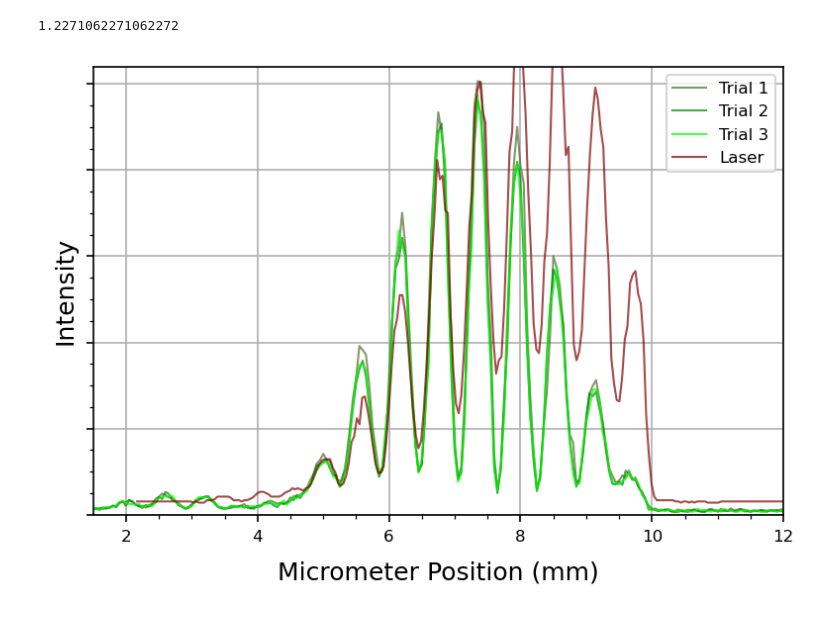
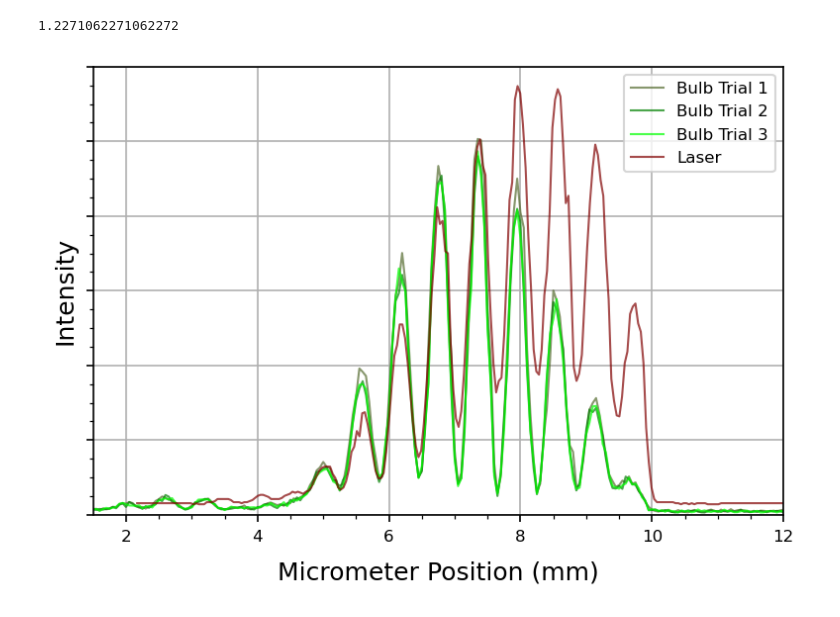
Before and after one commit to parallax-xallaraq/PHSX616, a Jupyter notebook: Lab1 - Two Slit Interference/Code/BasicDataPlotting.ipynb, the cells around one changed output. Saved outputs shown, nothing was run; the diff lists cells and outputs as text; code cells hidden in the pictures.

```diff
--- a/Lab1 - Two Slit Interference/Code/BasicDataPlotting.ipynb
+++ b/Lab1 - Two Slit Interference/Code/BasicDataPlotting.ipynb
@@ -17,7 +17,8 @@ filenames: dict[str,str] = {
    'Laser 2s'   : path_data + '2-Slit Interference Lab - Laser Interference Pattern (fine)-8_24_23.csv',
    'Bulb 2s t1' : path_data + '2-Slit Interference Lab - Bulb Interference Pattern-8_31_23.csv',
    'Bulb 2s t2' : path_data + '2-Slit Interference Lab - Bulb Interference Pattern 2.csv',
-   'Bulb 2s t3' : path_data + '2-Slit Interference Lab - Bulb Interference Pattern 3.csv'
+   'Bulb 2s t3' : path_data + '2-Slit Interference Lab - Bulb Interference Pattern 3.csv',
+   'Bulb 1s'    : path_data + '2-Slit Interference Lab - Bulb Single Slit-9_19_23.csv'
 } # s==slit, t==trial
 # %%
 def UnpackTable(fname: str) -> dict[str,np.array] :
@@ -205,33 +256,33 @@ myplt.PlotMultiXY(
     x = [
             tables['Bulb 2s t1']['Micrometer Position (mm)']+0.5, # shift right to align with other lines
             tables['Bulb 2s t2']['Micrometer Position (mm)'],
             tables['Bulb 2s t3']['Micrometer Position (mm)'],
             tables['Laser 2s']['Micrometer Position (mm)']/(lamRatio_redgreen) + 2.17, # 1.58
         ],
     y = [
             tables['Bulb 2s t1']['Photon/S (Hz)'],
             tables['Bulb 2s t2']['Photon/S (Hz)'],
             tables['Bulb 2s t3']['Photon/S (Hz)'],
             tables['Laser 2s']['Voltage (V)'] * 700 # make taller
         ],
     xlab = 'Micrometer Position (mm)',
     ylab = 'Intensity',
     color = [
                 'darkolivegreen',
                 'green',
                 'lime',
                 colors['Laser'],
             ],
     linestyle = [
         '-', '-', '-', '-'
     ],
     legend = [
-        'Trial 1', 'Trial 2', 'Trial 3', 'Laser'
+        'Bulb Trial 1', 'Bulb Trial 2', 'Bulb Trial 3', 'Laser'
     ],
     xlim = [1.5,12],
-    ylim = [0,260],
+    ylim = [0,300],
     hideY = True,
     fileName = path_fig + 'Lasers2_Bulb2st123.png'
 )
 # %% [output]
-[figure, old version]
+[figure, new version]
```
Also changed, not shown: parts of 5 cells of this notebook, 7 other files.
